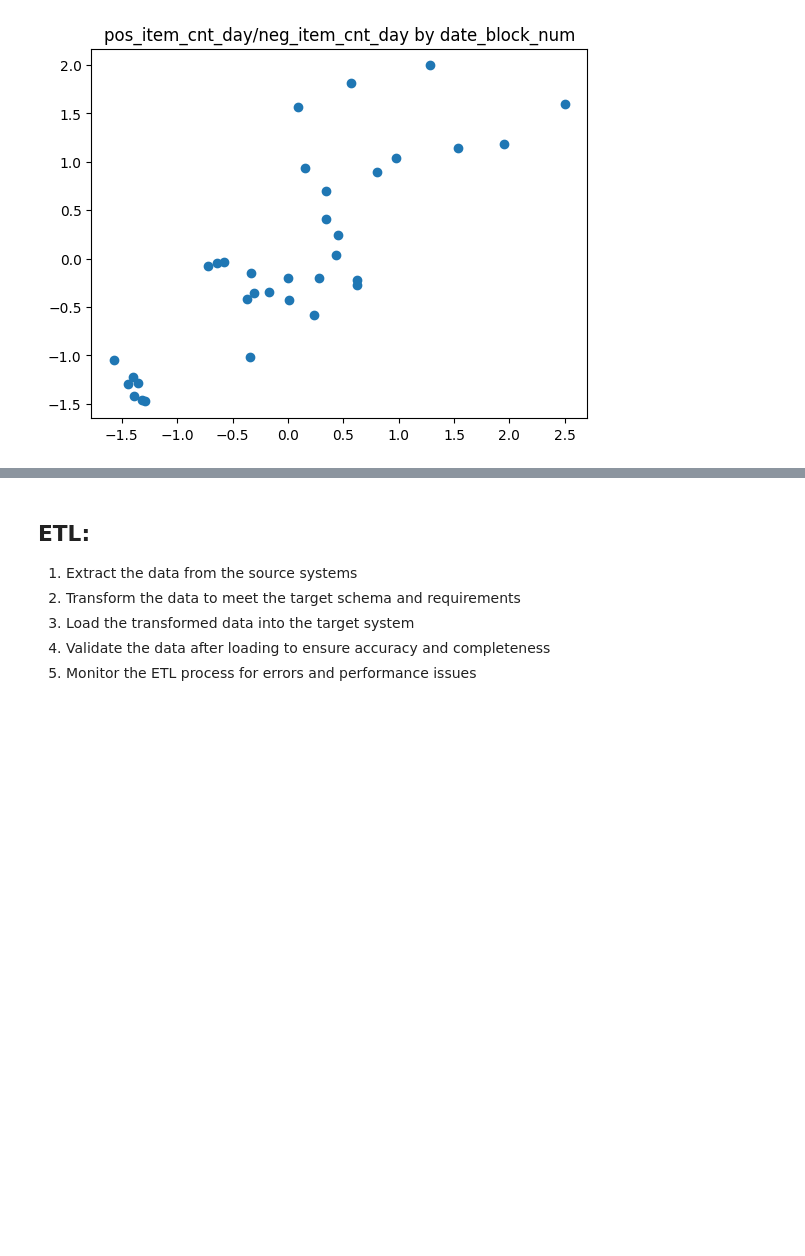
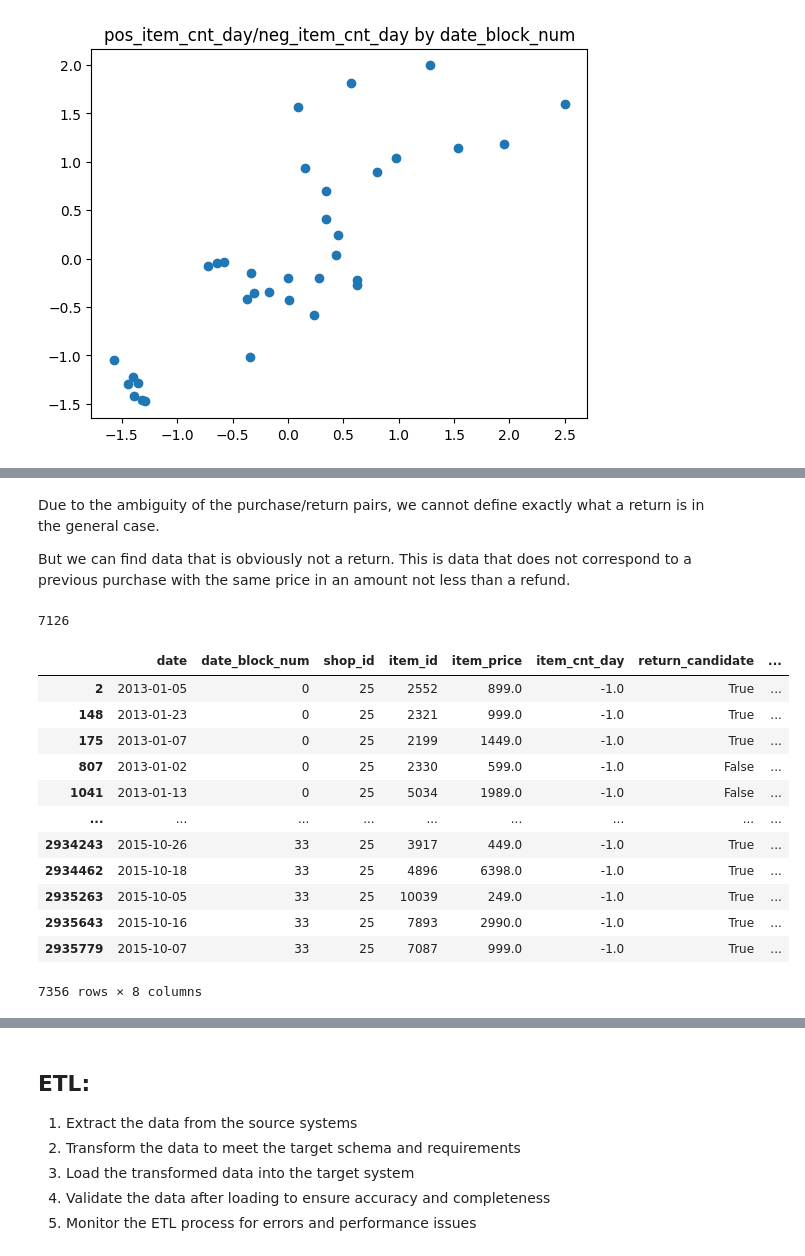
Before and after one commit to Aleksandra-Barysheva/ds_practice, a Jupyter notebook: notebooks/DQC_and_ETL.ipynb, the cells around one changed output, grey strips where cells are left out. Saved outputs shown, nothing was run; the diff lists cells and outputs as text; code cells hidden in the pictures; blank space fills up the shorter version.

```diff
--- a/notebooks/DQC_and_ETL.ipynb
+++ b/notebooks/DQC_and_ETL.ipynb
@@ -397,0 +223,4 @@ correlation:  0.8272851354655943
+# %%
+sales_train = relations["sales_train"].copy()
+sales_train["date"] = pd.to_datetime(sales_train["date"], format="%d.%m.%Y")
+sales_train[1:3]
@@ -397,0 +231,4 @@ correlation:  0.8272851354655943
+# %%
+# will be True for item_cnt_day < 0 in the next cell
+sales_train["return_candidate"] = [False] * len(sales_train)
+sales_train.head(4)
@@ -397,0 +241,4 @@ correlation:  0.8272851354655943
+# %% [markdown]
+Due to the ambiguity of the purchase/return pairs, we cannot define exactly what a return is in the general case.
+
+But we can find data that is obviously not a return. This is data that does not correspond to a previous purchase with the same price in an amount not less than a refund.
@@ -397,0 +301,20 @@ correlation:  0.8272851354655943
+# %%
+len(pairs)
+# %% [output]
+7126
+# %%
+sales_train[(sales_train["item_cnt_day"] < 0)]
+# %% [output]
+|  | date | date_block_num | shop_id | item_id | item_price | item_cnt_day | return_candidate | ... |
+| 2 | 2013-01-05 | 0 | 25 | 2552 | 899.0 | -1.0 | True | ... |
+| 148 | 2013-01-23 | 0 | 25 | 2321 | 999.0 | -1.0 | True | ... |
+| 175 | 2013-01-07 | 0 | 25 | 2199 | 1449.0 | -1.0 | True | ... |
+| 807 | 2013-01-02 | 0 | 25 | 2330 | 599.0 | -1.0 | False | ... |
+| 1041 | 2013-01-13 | 0 | 25 | 5034 | 1989.0 | -1.0 | False | ... |
+| ... | ... | ... | ... | ... | ... | ... | ... | ... |
+| 2934243 | 2015-10-26 | 33 | 25 | 3917 | 449.0 | -1.0 | True | ... |
+| 2934462 | 2015-10-18 | 33 | 25 | 4896 | 6398.0 | -1.0 | True | ... |
+| 2935263 | 2015-10-05 | 33 | 25 | 10039 | 249.0 | -1.0 | True | ... |
+| 2935643 | 2015-10-16 | 33 | 25 | 7893 | 2990.0 | -1.0 | True | ... |
+| 2935779 | 2015-10-07 | 33 | 25 | 7087 | 999.0 | -1.0 | True | ... |
+7356 rows × 8 columns
```
Also changed, not shown: parts of 52 cells of this notebook, 1 other file.
